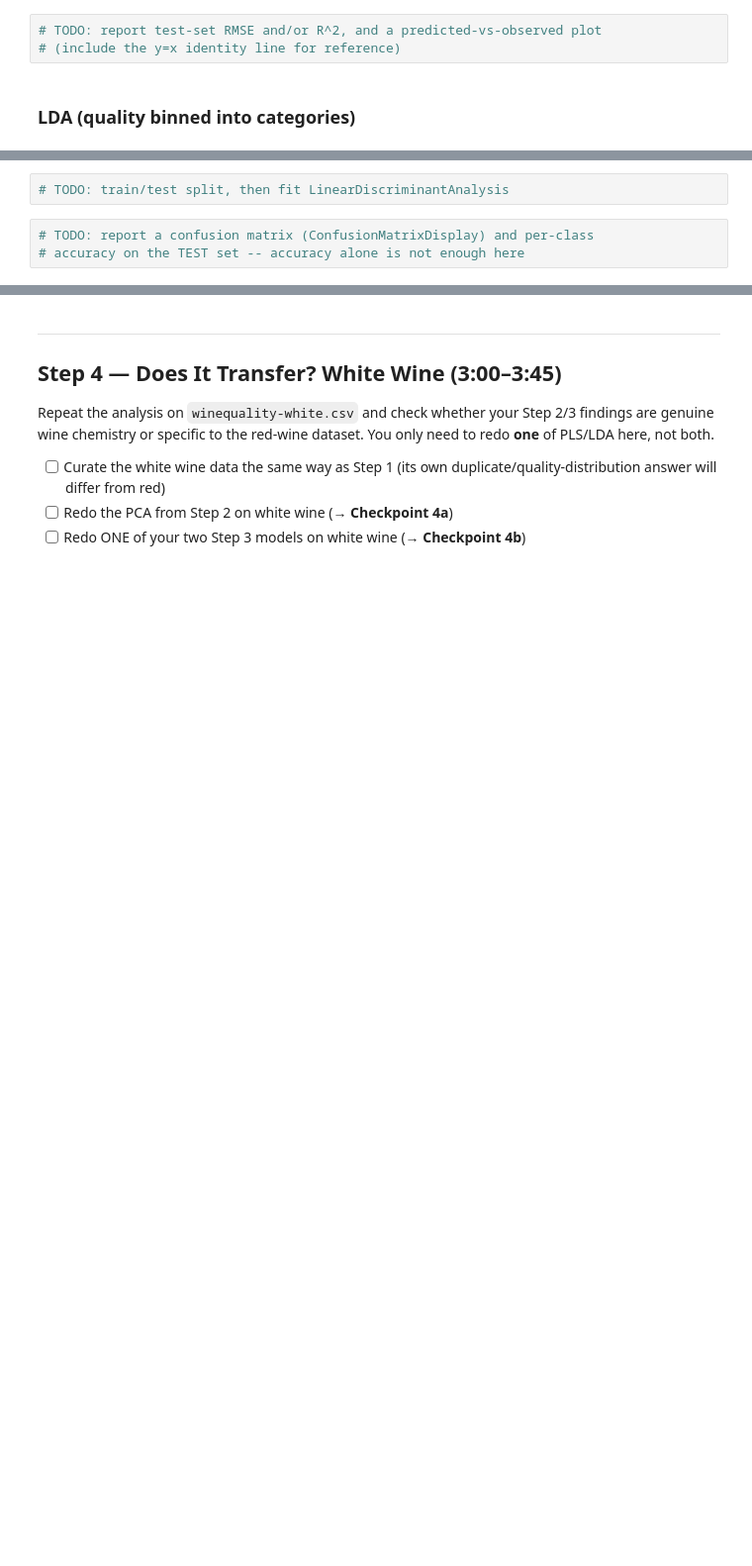
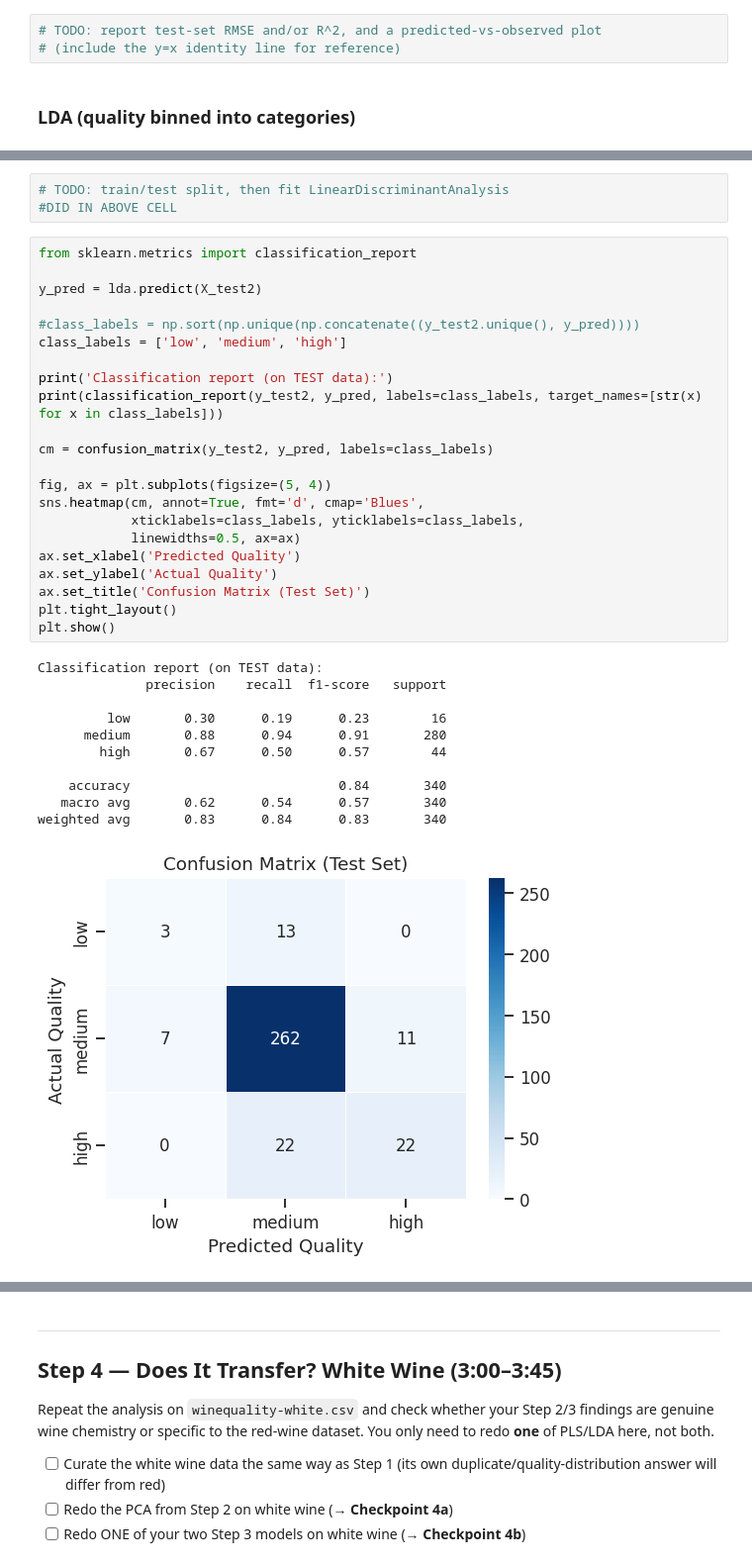
Before and after one commit to fredrik104/1kb570_2026, a Jupyter notebook: Labs/02_modelling_wine_quality/starter_notebook.ipynb, the cells around one changed output, grey strips where cells are left out. Shown at 99% size. Drawn from its saved outputs; the diff is of its cells as text; blank space fills up the shorter version.

```diff
--- a/Labs/02_modelling_wine_quality/starter_notebook.ipynb
+++ b/Labs/02_modelling_wine_quality/starter_notebook.ipynb
@@ -429,8 +489,40 @@ RMSECV         = 0.66 °C
 # %%
 # TODO: train/test split, then fit LinearDiscriminantAnalysis
+#DID IN ABOVE CELL
 # %%
-# TODO: report a confusion matrix (ConfusionMatrixDisplay) and per-class
-# accuracy on the TEST set -- accuracy alone is not enough here
+from sklearn.metrics import classification_report
+
+y_pred = lda.predict(X_test2)
+
+#class_labels = np.sort(np.unique(np.concatenate((y_test2.unique(), y_pred))))
+class_labels = ['low', 'medium', 'high']
+
+print('Classification report (on TEST data):')
+print(classification_report(y_test2, y_pred, labels=class_labels, target_names=[str(x) for x in class_labels]))
+
+cm = confusion_matrix(y_test2, y_pred, labels=class_labels)
+
+fig, ax = plt.subplots(figsize=(5, 4))
+sns.heatmap(cm, annot=True, fmt='d', cmap='Blues',
+            xticklabels=class_labels, yticklabels=class_labels,
+            linewidths=0.5, ax=ax)
+ax.set_xlabel('Predicted Quality')
+ax.set_ylabel('Actual Quality')
+ax.set_title('Confusion Matrix (Test Set)')
+plt.tight_layout()
+plt.show()
+# %% [output]
+Classification report (on TEST data):
+              precision    recall  f1-score   support
+
+         low       0.30      0.19      0.23        16
+      medium       0.88      0.94      0.91       280
+        high       0.67      0.50      0.57        44
+
+    accuracy                           0.84       340
+   macro avg       0.62      0.54      0.57       340
+weighted avg       0.83      0.84      0.83       340
+[figure, added]
 # %%
 # TODO: Checkpoint 3c/3d groundwork -- pull out and compare the top
 # variables from both models (PLS coefficients vs. LDA discriminant
```
Also changed, not shown: parts of 6 cells of this notebook.
